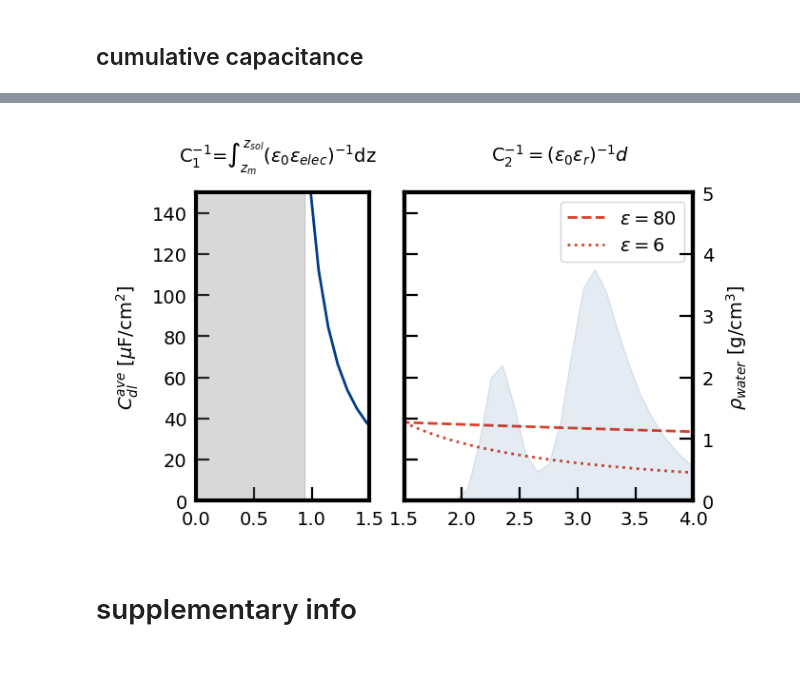
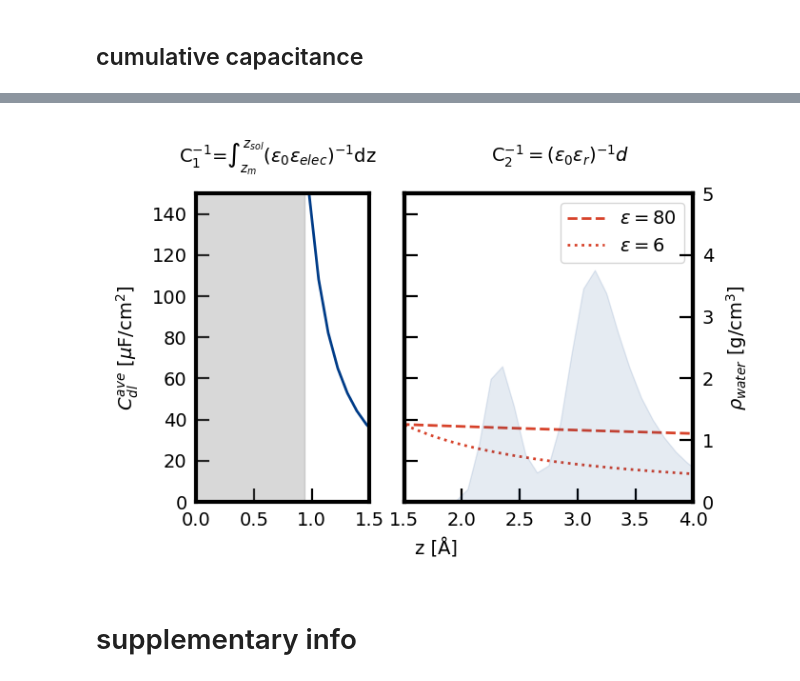
Before and after one commit to ChiahsinChu/2024-JCP-Pt111_dielectric_profile, a Jupyter notebook: pub_figs/make_figs.ipynb, the cells around one changed output, grey strips where cells are left out. Drawn from its saved outputs; the diff is of its cells as text; code cells hidden in the pictures.

```diff
--- a/pub_figs/make_figs.ipynb
+++ b/pub_figs/make_figs.ipynb
@@ -528,34 +417,35 @@ ax.text(-0.1, 1.1, r"C$_1^{-1}$=$\int_{z_m}^{z_{sol}}(\varepsilon_0\varepsilon_{
 ax = axs[1]
 color = "red"
 
 # ax.plot(x[plot_mask], capacitance[plot_mask], color=color)
 C_1 = capacitance[np.argmin(np.abs(x - 1.5))]
 
 ref_capacitance = constants.epsilon_0 * 80. / (x - 1.5) * 1e6 * 1e6
 ax.plot(x[plot_mask], 1 / (1 / C_1 + 1 / ref_capacitance[plot_mask]), "--", color=color, label=r"$\varepsilon=80$")
 
 ref_capacitance = constants.epsilon_0 * 6. / (x - 1.5) * 1e6 * 1e6
 ax.plot(x[plot_mask], 1 / (1 / C_1 + 1 / ref_capacitance[plot_mask]), ":", color=color, label=r"$\varepsilon=6$")
 
 ax.set_xlim(1.5, 4.0)
 ax.text(0.3, 1.1, r"C$_2^{-1}=(\varepsilon_0\varepsilon_r)^{-1}d$", transform=ax.transAxes)
 
 ax.legend()
 
 ax_2 = ax.twinx()
 
 # ax_2.plot(water_density[0], water_density[1], color="k")
 ax_2.fill_between(water_density[0], 0., water_density[1], color="blue", alpha=0.1)
 ax_2.set_ylim(0.0, 5.0)
 ax_2.set_ylabel(r"$\rho_{water}$ [g/cm$^3$]")
 
 fig.subplots_adjust(wspace=0.15)
+fig.supxlabel(r"z [Å]", fontsize=7, y = -0.08)
 
 fig.savefig("figs/Figure6.ave_C_dl.png")
 
 plt.show()
 # %% [output]
-[figure, old version]
+[figure, new version]
 # %% [markdown]
 # supplementary info
 # %% [markdown]
```
Also changed, not shown: parts of 1 cell of this notebook, 2 other files.
